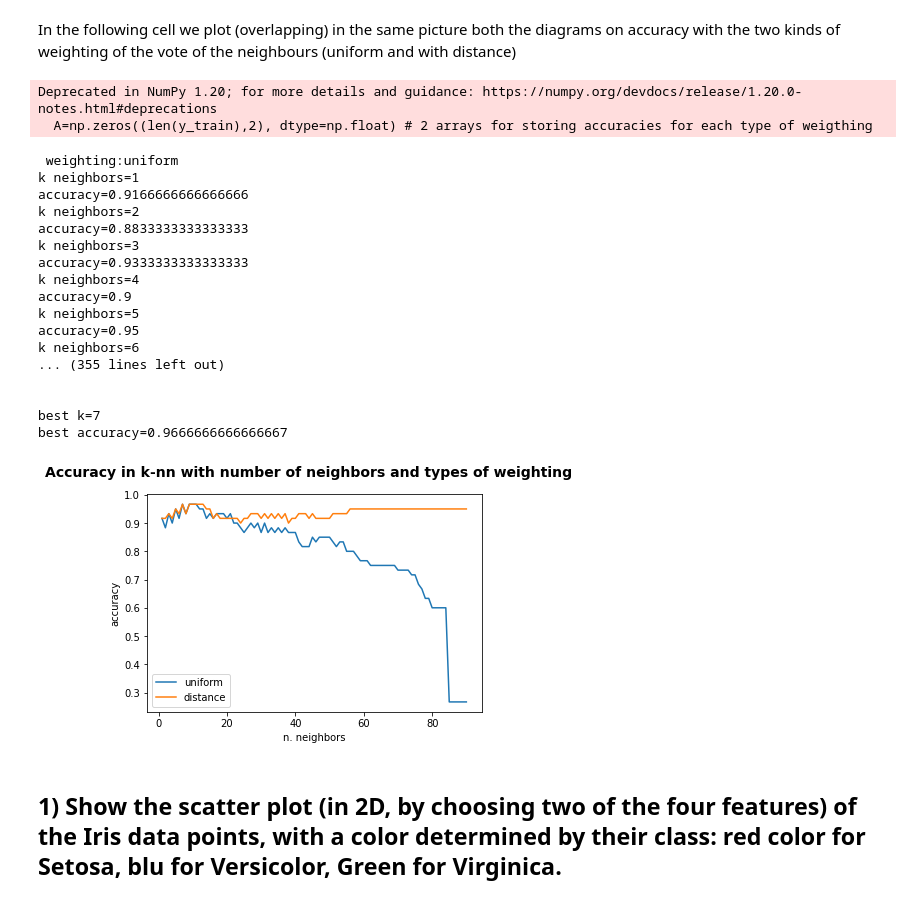
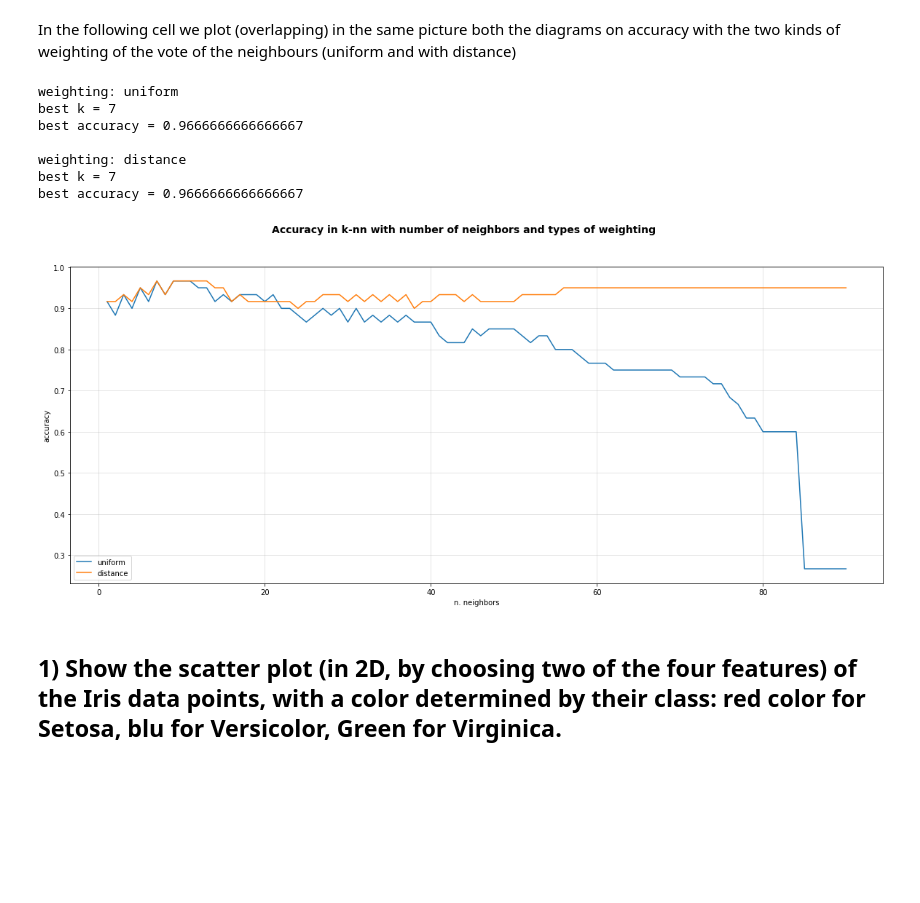
Before and after one commit to lorenzofavaro/machine-learning, a Jupyter notebook: 2. Distance Based Models/iris_classification_knn.ipynb, the cells around one changed output. Saved outputs shown, nothing was run; the diff lists cells and outputs as text; code cells hidden in the pictures; blank space fills up the shorter version.

```diff
--- a/2. Distance Based Models/iris_classification_knn.ipynb
+++ b/2. Distance Based Models/iris_classification_knn.ipynb
@@ -179,70 +143,48 @@ best accuracy=0.9666666666666667
 In the following cell we plot (overlapping) in the same picture both the diagrams on accuracy with the two kinds of weighting
 of the vote of the neighbours (uniform and with distance)
 # %%
-import numpy as np
-from numpy import zeros
-from sklearn import neighbors
-from sklearn.datasets import load_iris
-iris = load_iris()
-from sklearn.model_selection import train_test_split
-
-import matplotlib.pyplot as plt
-
 X_train, X_test, y_train, y_test = train_test_split(iris.data, iris.target, test_size=0.4, random_state=0)
 
-fig = plt.figure()
+fig = plt.figure(figsize=(20, 8))
 fig.suptitle('Accuracy in k-nn with number of neighbors and types of weighting', fontsize=14, fontweight='bold')
 ax = fig.add_subplot(111)
 ax.set_xlabel('n. neighbors')
 ax.set_ylabel('accuracy')
 
-A=np.zeros((len(y_train),2), dtype=np.float) # 2 arrays for storing accuracies for each type of weigthing
-i=0  #parameter in the control of the different diagram (=matrix A column index)
-best_accuracy=0
-for weight_type in ['uniform','distance']:
-    print("\n weighting:"+str(weight_type))
-    best_accuracy=0
-    best_k=1
-    for n_neighbors in np.arange(1,len(y_train)+1):
+A = np.zeros((len(y_train), 2), dtype=np.float64)  # 2 arrays for storing accuracies for each type of weigthing
+i = 0  # parameter in the control of the different diagram (=matrix A column index)
+best_accuracy = 0
+for weight_type in ['uniform', 'distance']:
+    print(f"weighting: {weight_type}")
+    best_accuracy = 0
+    best_k = 1
+    for n_neighbors in np.arange(1, len(y_train) + 1):
         clf_knn2 = neighbors.KNeighborsClassifier(n_neighbors, weights=weight_type)
         # (n_neighbors=5, weights='uniform', algorithm='auto', leaf_size=30, p=2, metric='minkowski', metric_params=None, n_jobs=1, **kwargs)
         clf_knn2.fit(X_train, y_train)
-        index=n_neighbors-1 # computes the matrix row index
-        A[index,i]=clf_knn2.score(X_test, y_test)
-        if best_accuracy<clf_knn2.score(X_test, y_test):
-            best_accuracy=clf_knn2.score(X_test, y_test)
-            best_k=n_neighbors
-        # print("k neighbors="+str(n_neighbors))
-        # print("accuracy="+str(clf_knn2.score(X_test, y_test)))
+        index = n_neighbors - 1  # computes the matrix row index
+        A[index, i] = clf_knn2.score(X_test, y_test)
+        if best_accuracy < clf_knn2.score(X_test, y_test):
+            best_accuracy = clf_knn2.score(X_test, y_test)
+            best_k = n_neighbors
 
-    print("\n")
-    print("best k="+str(best_k))
-    print("best accuracy="+str(best_accuracy))
-    plt.plot(np.arange(1,len(y_train)+1),A[:,i])
-    i=i+1
+    print(f"best k = {best_k}")
+    print(f"best accuracy = {best_accuracy}\n")
+    plt.plot(np.arange(1, len(y_train) + 1), A[:, i])
+    i = i + 1
+
+plt.grid(True, alpha=0.4)
 plt.legend(['uniform', 'distance'], loc='lower left')
 plt.show()
 # %% [output]
-Deprecated in NumPy 1.20; for more details and guidance: https://numpy.org/devdocs/release/1.20.0-notes.html#deprecations
-  A=np.zeros((len(y_train),2), dtype=np.float) # 2 arrays for storing accuracies for each type of weigthing
+weighting: uniform
+best k = 7
+best accuracy = 0.9666666666666667
+
+weighting: distance
+best k = 7
+best accuracy = 0.9666666666666667
- weighting:uniform
-k neighbors=1
-accuracy=0.9166666666666666
-k neighbors=2
-accuracy=0.8833333333333333
-k neighbors=3
-accuracy=0.9333333333333333
-k neighbors=4
-accuracy=0.9
-k neighbors=5
-accuracy=0.95
-k neighbors=6
-... (355 lines left out)
-
-
-best k=7
-best accuracy=0.9666666666666667
-[figure, old version]
+[figure, new version]
 # %% [markdown]
 ## 1) Show the scatter plot (in 2D, by choosing two of the four features) of the Iris data points, with a color determined by their class: red color for Setosa, blu for Versicolor, Green for Virginica.
 # %%
```
Also changed, not shown: parts of 7 cells of this notebook.
